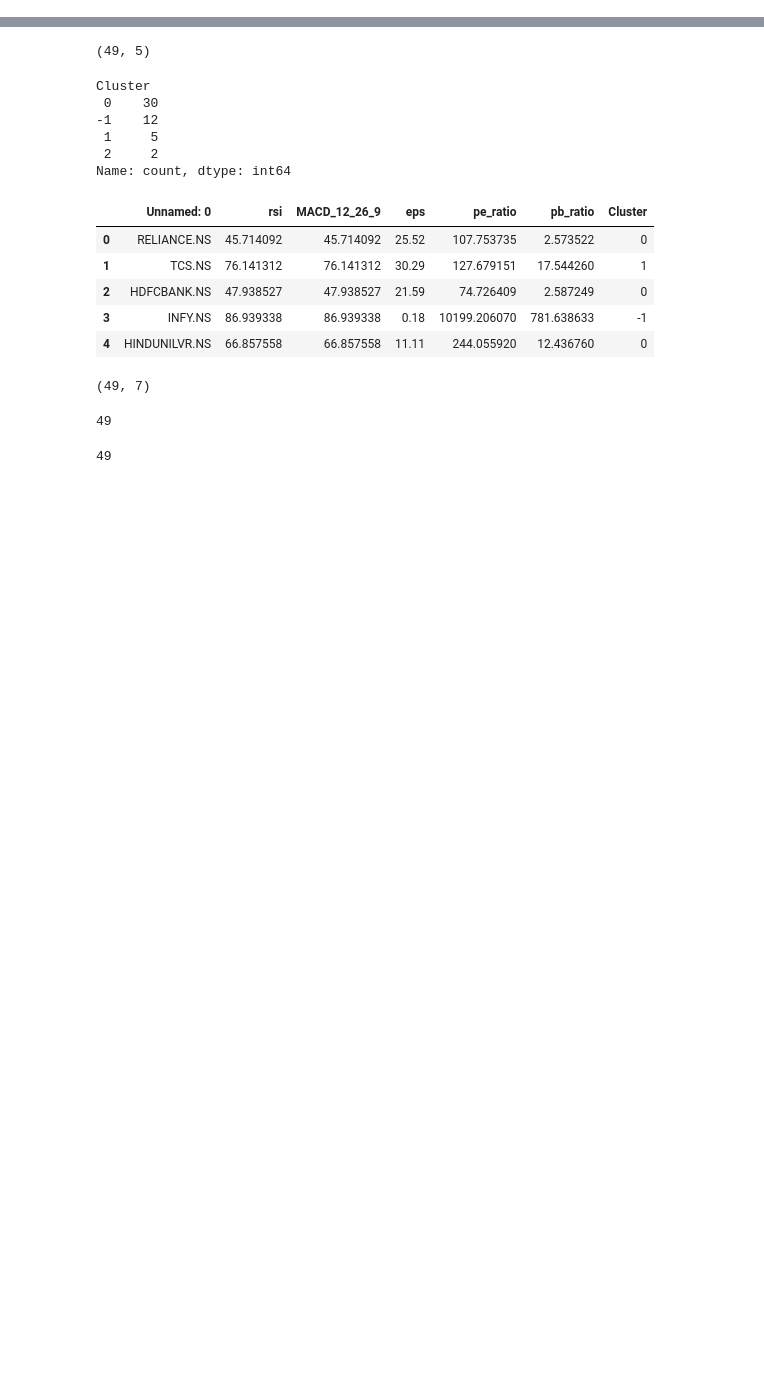
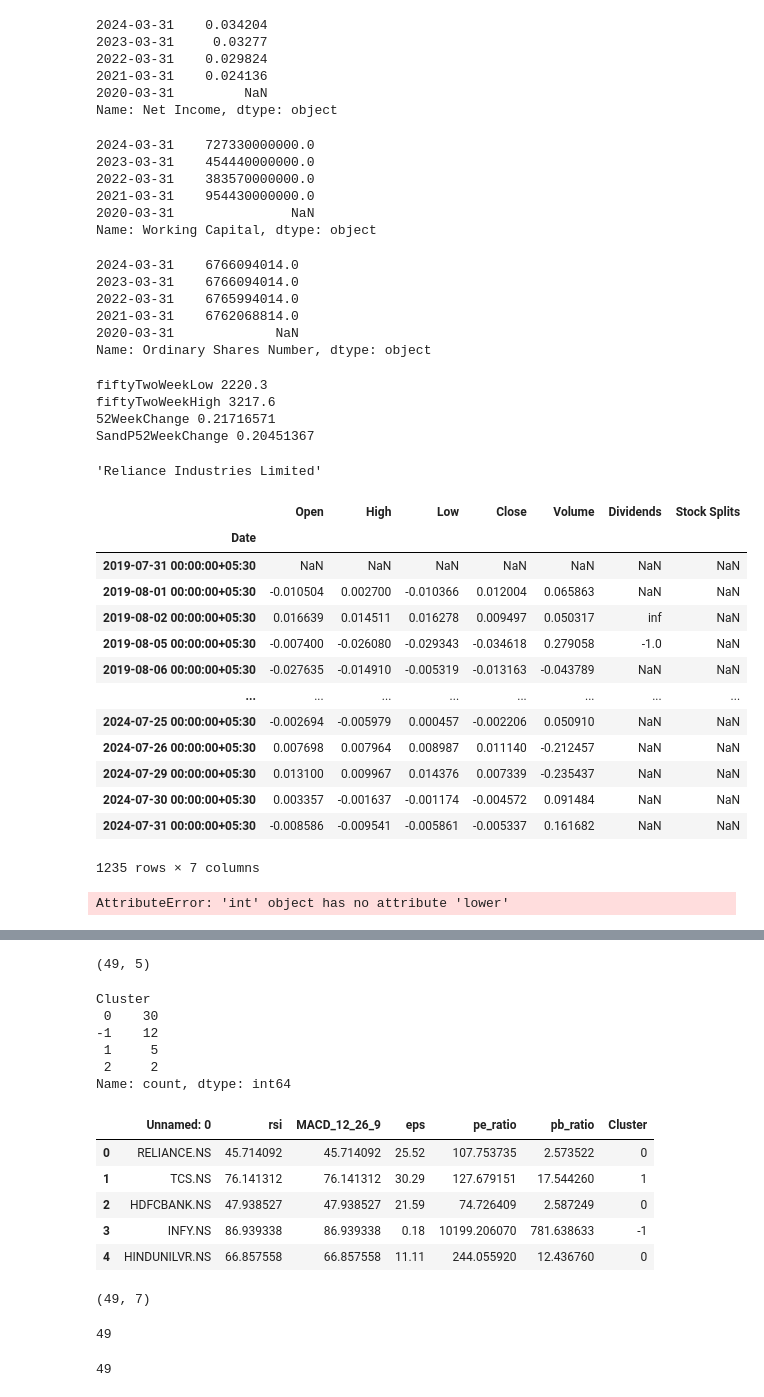
Before and after one commit to vsaravind01/Smart-Wealth, a Jupyter notebook: backend/clusters/notebooks/clustering_v1.ipynb, the cells around one changed output, grey strips where cells are left out. Saved outputs shown, nothing was run; the diff lists cells and outputs as text; code cells hidden in the pictures; blank space fills up the shorter version.

```diff
--- a/backend/clusters/notebooks/clustering_v1.ipynb
+++ b/backend/clusters/notebooks/clustering_v1.ipynb
@@ -38,0 +92,64 @@ for i in tickers:
+# %%
+financials.loc['Net Income'] / stock.fast_info['marketCap']
+# %% [output]
+2024-03-31    0.034204
+2023-03-31     0.03277
+2022-03-31    0.029824
+2021-03-31    0.024136
+2020-03-31         NaN
+Name: Net Income, dtype: object
+# %%
+stock.balancesheet.loc['Working Capital']
+# %% [output]
+2024-03-31    727330000000.0
+2023-03-31    454440000000.0
+2022-03-31    383570000000.0
+2021-03-31    954430000000.0
+2020-03-31               NaN
+Name: Working Capital, dtype: object
+# %%
+balance_sheet.loc['Ordinary Shares Number']
+# %% [output]
+2024-03-31    6766094014.0
+2023-03-31    6766094014.0
+2022-03-31    6765994014.0
+2021-03-31    6762068814.0
+2020-03-31             NaN
+Name: Ordinary Shares Number, dtype: object
+# %%
+stock = yf.Ticker("RELIANCE.NS")
+for i, val in stock.info.items():
+    if 'week' in i.lower():
+        print(i, val)
+# %% [output]
+fiftyTwoWeekLow 2220.3
+fiftyTwoWeekHigh 3217.6
+52WeekChange 0.21716571
+SandP52WeekChange 0.20451367
+# %%
+stock.info["longName"]
+# %% [output]
+'Reliance Industries Limited'
+# %%
+stock.history(period="5y").pct_change()
+# %% [output]
+|  | Open | High | Low | Close | Volume | Dividends | Stock Splits |
+| Date |  |  |  |  |  |  |  |
+| 2019-07-31 00:00:00+05:30 | NaN | NaN | NaN | NaN | NaN | NaN | NaN |
+| 2019-08-01 00:00:00+05:30 | -0.010504 | 0.002700 | -0.010366 | 0.012004 | 0.065863 | NaN | NaN |
+| 2019-08-02 00:00:00+05:30 | 0.016639 | 0.014511 | 0.016278 | 0.009497 | 0.050317 | inf | NaN |
+| 2019-08-05 00:00:00+05:30 | -0.007400 | -0.026080 | -0.029343 | -0.034618 | 0.279058 | -1.0 | NaN |
+| 2019-08-06 00:00:00+05:30 | -0.027635 | -0.014910 | -0.005319 | -0.013163 | -0.043789 | NaN | NaN |
+| ... | ... | ... | ... | ... | ... | ... | ... |
+| 2024-07-25 00:00:00+05:30 | -0.002694 | -0.005979 | 0.000457 | -0.002206 | 0.050910 | NaN | NaN |
+| 2024-07-26 00:00:00+05:30 | 0.007698 | 0.007964 | 0.008987 | 0.011140 | -0.212457 | NaN | NaN |
+| 2024-07-29 00:00:00+05:30 | 0.013100 | 0.009967 | 0.014376 | 0.007339 | -0.235437 | NaN | NaN |
+| 2024-07-30 00:00:00+05:30 | 0.003357 | -0.001637 | -0.001174 | -0.004572 | 0.091484 | NaN | NaN |
+| 2024-07-31 00:00:00+05:30 | -0.008586 | -0.009541 | -0.005861 | -0.005337 | 0.161682 | NaN | NaN |
+1235 rows × 7 columns
+# %%
+for i in stock.mutualfund_holders.index:
+    if "" in i.lower():
+        print(i)
+# %% [output]
+AttributeError: 'int' object has no attribute 'lower'
```
Also changed, not shown: parts of 11 cells of this notebook, 40 other files.
